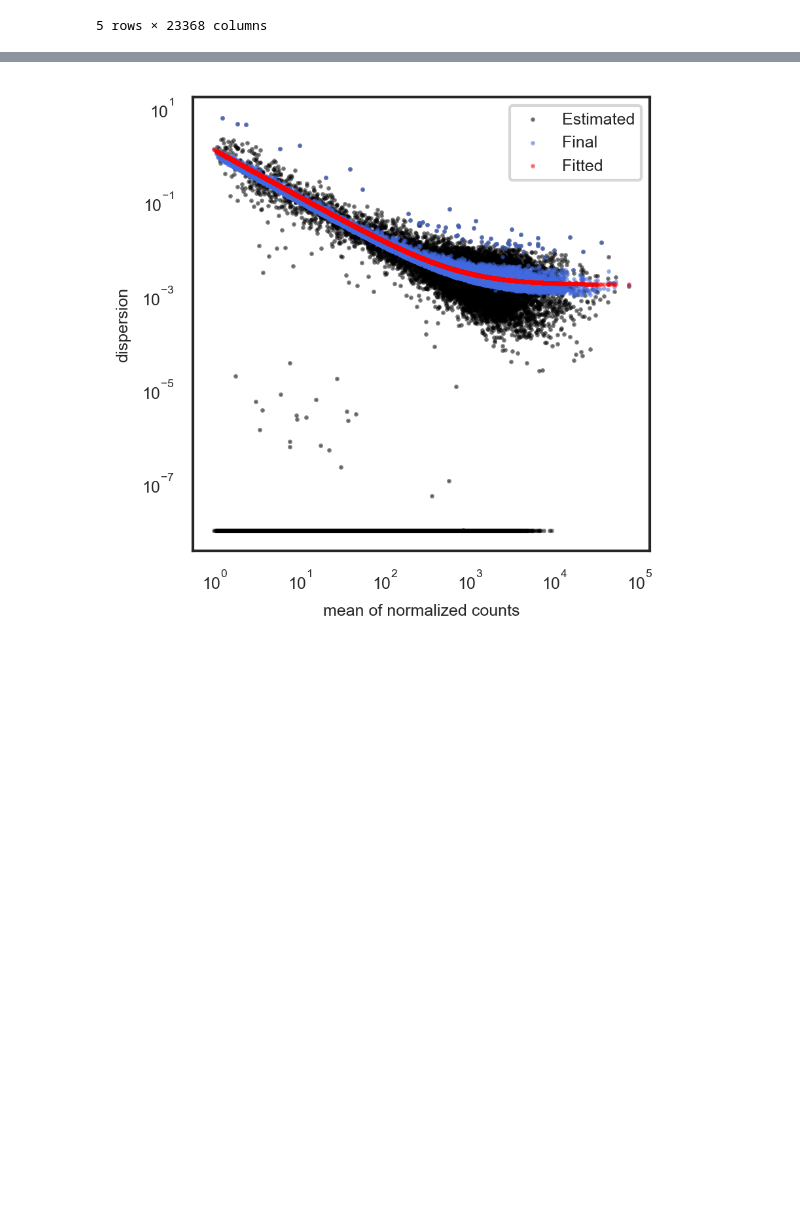
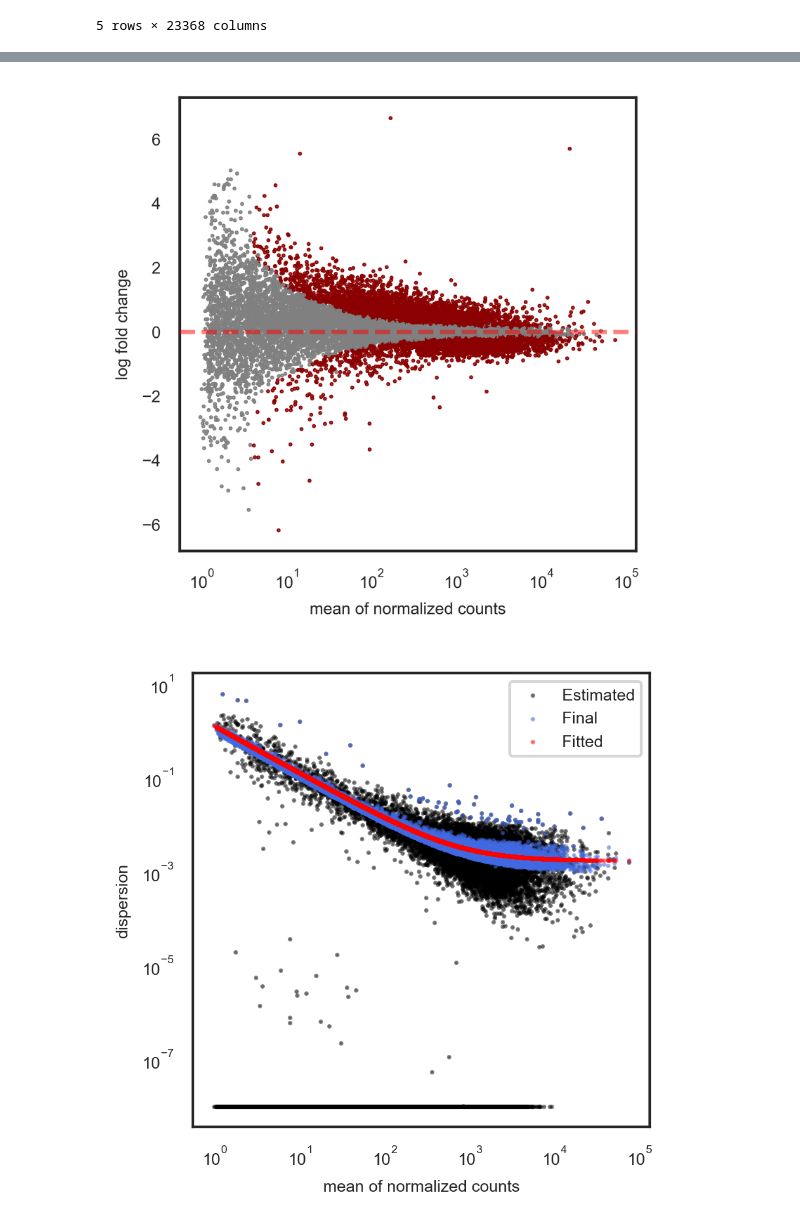
Before and after one commit to emmcauley/bioinformatics_scripting, a Jupyter notebook: python/pydeseq2_testing/PyDESeq2_validation.ipynb, the cells around one changed output, grey strips where cells are left out. Saved outputs shown, nothing was run; the diff lists cells and outputs as text; code cells hidden in the pictures; blank space fills up the shorter version.

Commit message:
add plotMA() prototype

```diff
--- a/python/pydeseq2_testing/PyDESeq2_validation.ipynb
+++ b/python/pydeseq2_testing/PyDESeq2_validation.ipynb
@@ -54,9 +32,31 @@ def plotDispEsts(dds):
     plt.xlabel('mean of normalized counts')
     plt.ylabel('dispersion')
     plt.show()
+# %%
+def plotMA(results_df):
+    #results_df = results_df.copy(deep=True)
+    results_df.loc[results_df['padj'] <= 0.05, 'color'] = 'darkred'
+    results_df.loc[results_df['padj'] > 0.05, 'color'] = 'gray'
+    results_df.loc[results_df['padj'].isna(), 'color'] = 'gray'
+
+    fig, ax = plt.subplots(figsize=(3,3),dpi=600)
+
+    plt.scatter(x=results_df['baseMean'],
+                y=results_df['log2FoldChange'],
+                c=list(results_df['color'].values),
+                s=0.2,
+                )
+    ax.set_adjustable("datalim")
+    plt.xscale('log')
+    plt.xlabel('mean of normalized counts')
+    plt.ylabel('log fold change')
+
+    plt.axhline(0,color='red',alpha=0.5,linestyle='--',zorder=3)
+    plt.show()
+    fig.show()
 # %%
-data = pd.read_table('/Users/erin/git/DS_public_data/03_pydeseq/data/Mov10_full_counts.txt',index_col=[0])
-meta = pd.read_table('/Users/erin/git/DS_public_data/03_pydeseq/meta/Mov10_full_meta.txt',index_col=[0])
+data = pd.read_table('/Users/erin/git/bioinformatics_scripting/python/pydeseq2_testing/data/Mov10_full_counts.txt',index_col=[0])
+meta = pd.read_table('/Users/erin/git/bioinformatics_scripting/python/pydeseq2_testing/meta/Mov10_full_meta.txt',index_col=[0])
 # %%
 data.head()
 # %% [output]
@@ -138,0 +143,2 @@ normdf.head()
+# %%
+stat_res = DeseqStats(dds, n_cpus=8, contrast=["sampletype", "MOV10_overexpression", "MOV10_knockdown"])
@@ -139,3 +183,7 @@ normdf.head()
+# %%
+plotMA(stat_res.results_df)
+# %% [output]
+[figure, added]
 # %%
 #Each black dot is a gene with an associated mean expression level
 #and maximum likelihood estimation (MLE) of the dispersion (Step 1).
```
Also changed, not shown: parts of 8 cells of this notebook.
